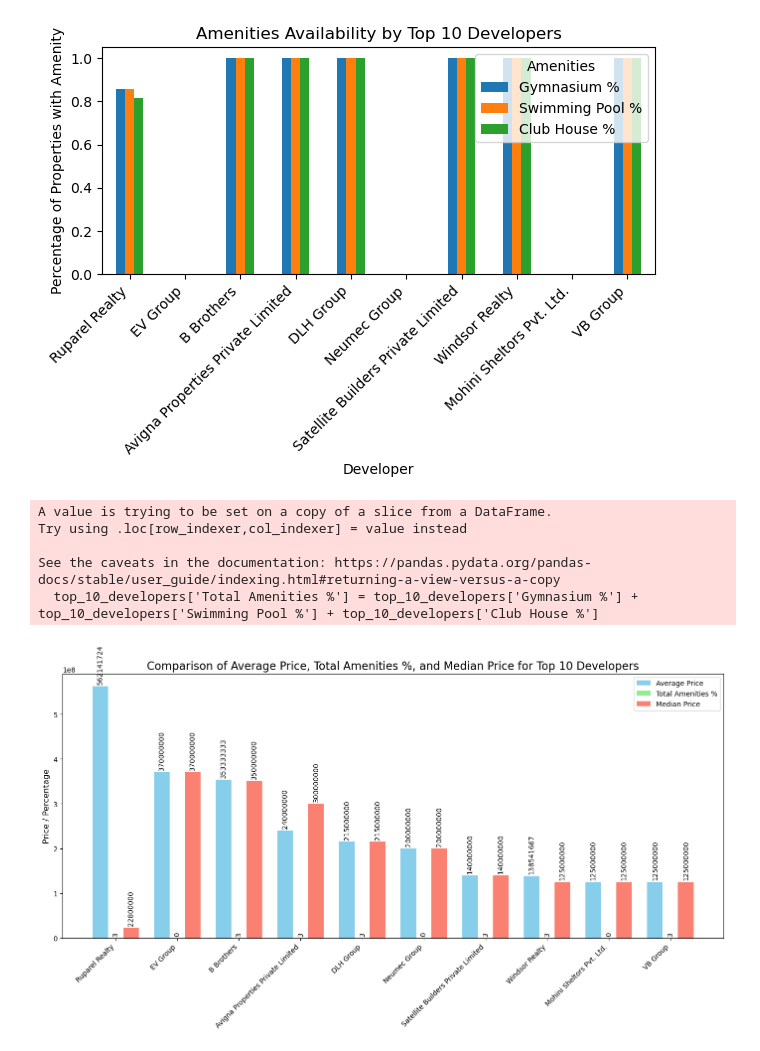
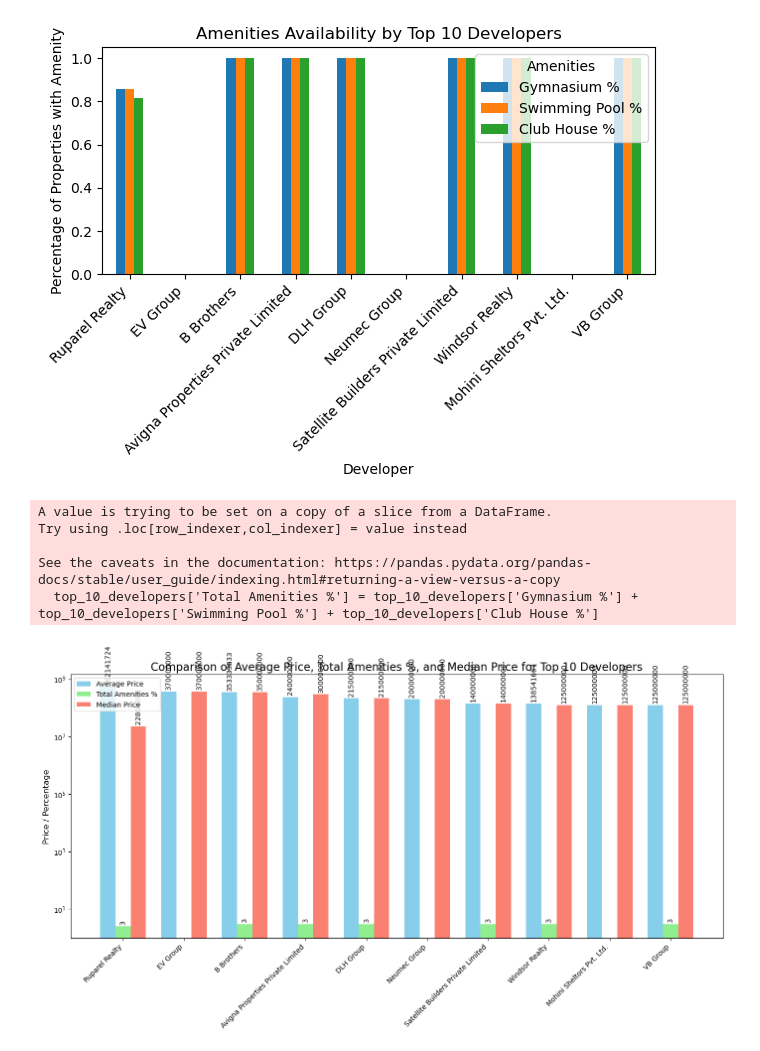
Before and after one commit to arghyawning/data-analytics-1-assignments, a Jupyter notebook: a1/51/assignment1_51.ipynb, the cells around one changed output. Drawn from its saved outputs; the diff is of its cells as text; code cells hidden in the pictures.

```diff
--- a/a1/51/assignment1_51.ipynb
+++ b/a1/51/assignment1_51.ipynb
@@ -627,9 +628,6 @@ plt.show()
 <Figure size 1200x800 with 0 Axes>
 [figure]
 # %%
-import matplotlib.pyplot as plt
-import numpy as np
-
 # Calculate Total Amenities %
 top_10_developers['Total Amenities %'] = top_10_developers['Gymnasium %'] + top_10_developers['Swimming Pool %'] + top_10_developers['Club House %']
 
@@ -659,31 +657,33 @@ ax1.set_ylabel('Price / Percentage', fontsize=12)
 # making the yscale log
 
 ax1.set_title('Comparison of Average Price, Total Amenities %, and Median Price for Top 10 Developers', fontsize=16)
 ax1.set_xticks(x)
+# taking log on the y axis
+ax1.set_yscale('log')
 ax1.set_xticklabels(top_10_developers_sorted['Developer'], rotation=45, ha='right')
 ax1.legend()
 
 # Add value labels on the bars
 def autolabel(rects):
     for rect in rects:
         height = rect.get_height()
         ax1.annotate(f'{height:.0f}',
                      xy=(rect.get_x() + rect.get_width() / 2, height),
                      xytext=(0, 3),  # 3 points vertical offset
                      textcoords="offset points",
                      ha='center', va='bottom', rotation=90)
 
 autolabel(rects1)
 autolabel(rects2)
 autolabel(rects3)
 
 # Adjust layout and display the plot
 plt.tight_layout()
 plt.show()
 # %% [output]
 A value is trying to be set on a copy of a slice from a DataFrame.
 Try using .loc[row_indexer,col_indexer] = value instead
 
 See the caveats in the documentation: https://pandas.pydata.org/pandas-docs/stable/user_guide/indexing.html#returning-a-view-versus-a-copy
   top_10_developers['Total Amenities %'] = top_10_developers['Gymnasium %'] + top_10_developers['Swimming Pool %'] + top_10_developers['Club House %']
-[figure, old version]
+[figure, new version]
```
Also changed, not shown: parts of 4 cells of this notebook.
